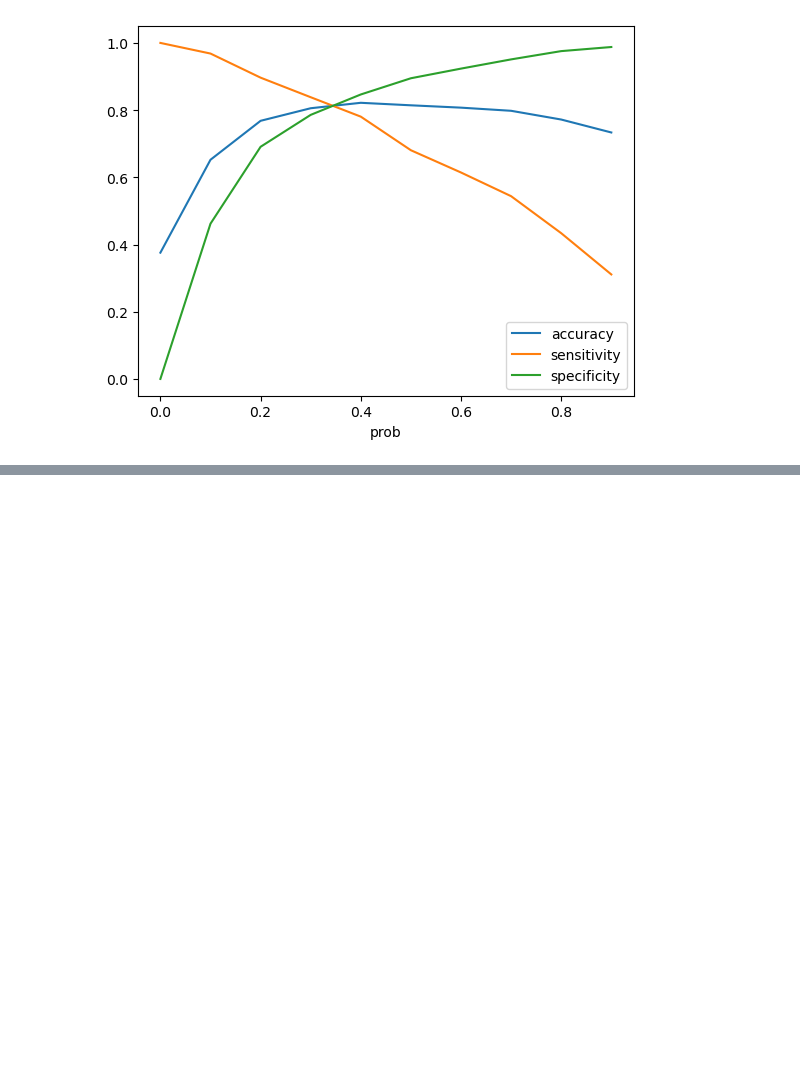
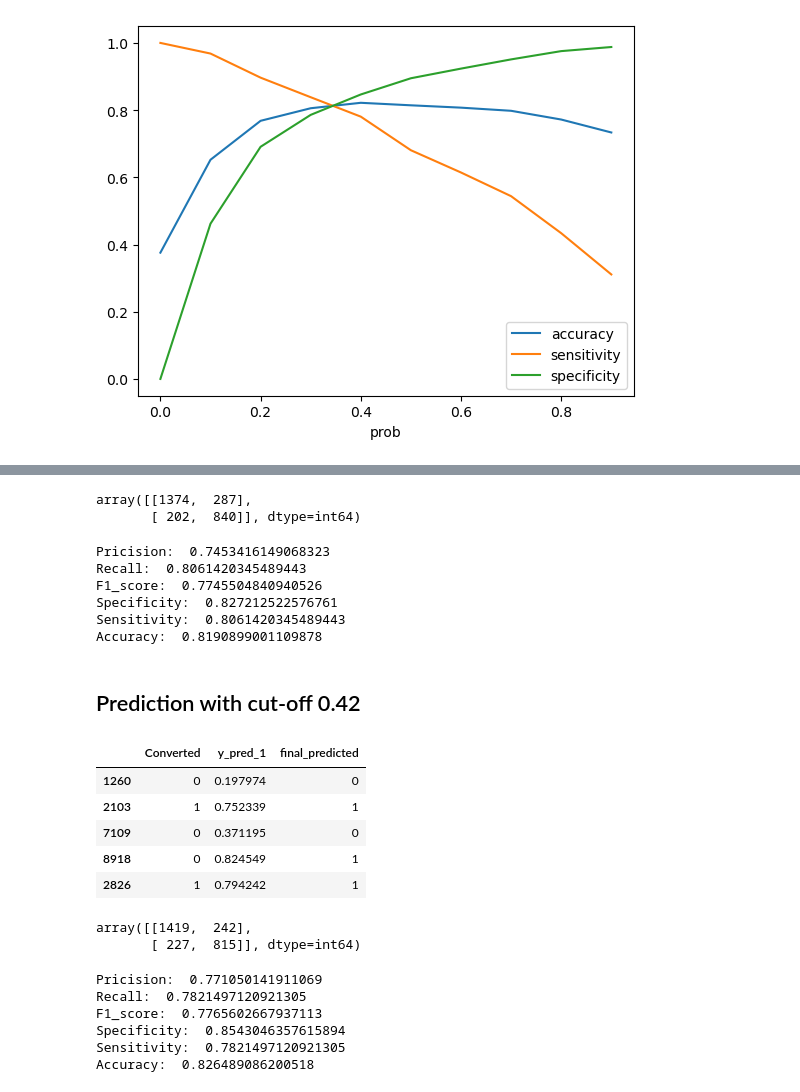
Before and after one commit to VasuMavani/Lead-Scoring, a Jupyter notebook: Assignment.ipynb, the cells around one changed output, grey strips where cells are left out. Cells and saved outputs as stored; diff of their text form; code cells hidden in the pictures; blank space fills up the shorter version.

```diff
--- a/Assignment.ipynb
+++ b/Assignment.ipynb
@@ -2299,0 +2466,78 @@ plt.show()
+# %%
+confusion = metrics.confusion_matrix(y_pred_final['Converted'], y_pred_final.final_predicted )
+confusion
+# %% [output]
+array([[1374,  287],
+       [ 202,  840]], dtype=int64)
+# %%
+# Calculating Precision, recall, F1 score, specificity and sensitivity
+TP = confusion[1,1]
+TN = confusion[0,0]
+FP = confusion[0,1]
+FN = confusion[1,0]
+
+Pricision = TP/(TP+FP)
+Recall = TP/(TP+FN)
+F1_score = 2*Pricision*Recall/(Pricision+Recall)
+Specificity = TN/(TN+FP)
+Sensitivity = TP/(TP+FN)
+accuracy = (TP+TN)/(TP+TN+FP+FN)
+
+print("Pricision: ", Pricision)
+print("Recall: ", Recall)
+print("F1_score: ", F1_score)
+print("Specificity: ", Specificity)
+print("Sensitivity: ", Sensitivity)
+print("Accuracy: ", accuracy)
+# %% [output]
+Pricision:  0.7453416149068323
+Recall:  0.8061420345489443
+F1_score:  0.7745504840940526
+Specificity:  0.827212522576761
+Sensitivity:  0.8061420345489443
+Accuracy:  0.8190899001109878
+# %% [markdown]
+## Prediction with cut-off 0.42
+# %%
+y_pred_final['final_predicted'] = y_pred_final.y_pred_1.map(lambda x: 1 if x > 0.42 else 0)
+y_pred_final.head()
+# %% [output]
+|  | Converted | y_pred_1 | final_predicted |
+| 1260 | 0 | 0.197974 | 0 |
+| 2103 | 1 | 0.752339 | 1 |
+| 7109 | 0 | 0.371195 | 0 |
+| 8918 | 0 | 0.824549 | 1 |
+| 2826 | 1 | 0.794242 | 1 |
+# %%
+confusion = metrics.confusion_matrix(y_pred_final['Converted'], y_pred_final.final_predicted )
+confusion
+# %% [output]
+array([[1419,  242],
+       [ 227,  815]], dtype=int64)
+# %%
+# Calculating Precision, recall, F1 score, specificity and sensitivity
+TP = confusion[1,1]
+TN = confusion[0,0]
+FP = confusion[0,1]
+FN = confusion[1,0]
+
+Pricision = TP/(TP+FP)
+Recall = TP/(TP+FN)
+F1_score = 2*Pricision*Recall/(Pricision+Recall)
+Specificity = TN/(TN+FP)
+Sensitivity = TP/(TP+FN)
+accuracy = (TP+TN)/(TP+TN+FP+FN)
+
+print("Pricision: ", Pricision)
+print("Recall: ", Recall)
+print("F1_score: ", F1_score)
+print("Specificity: ", Specificity)
+print("Sensitivity: ", Sensitivity)
+print("Accuracy: ", accuracy)
+# %% [output]
+Pricision:  0.771050141911069
+Recall:  0.7821497120921305
+F1_score:  0.7765602667937113
+Specificity:  0.8543046357615894
+Sensitivity:  0.7821497120921305
+Accuracy:  0.826489086200518
```
Also changed, not shown: parts of 36 cells of this notebook.
